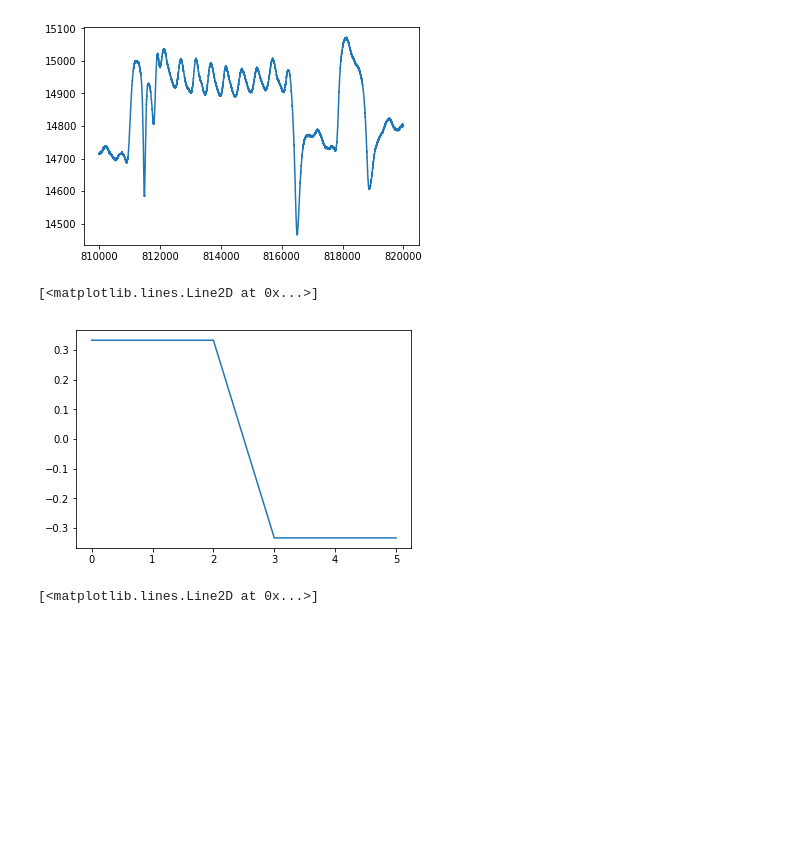
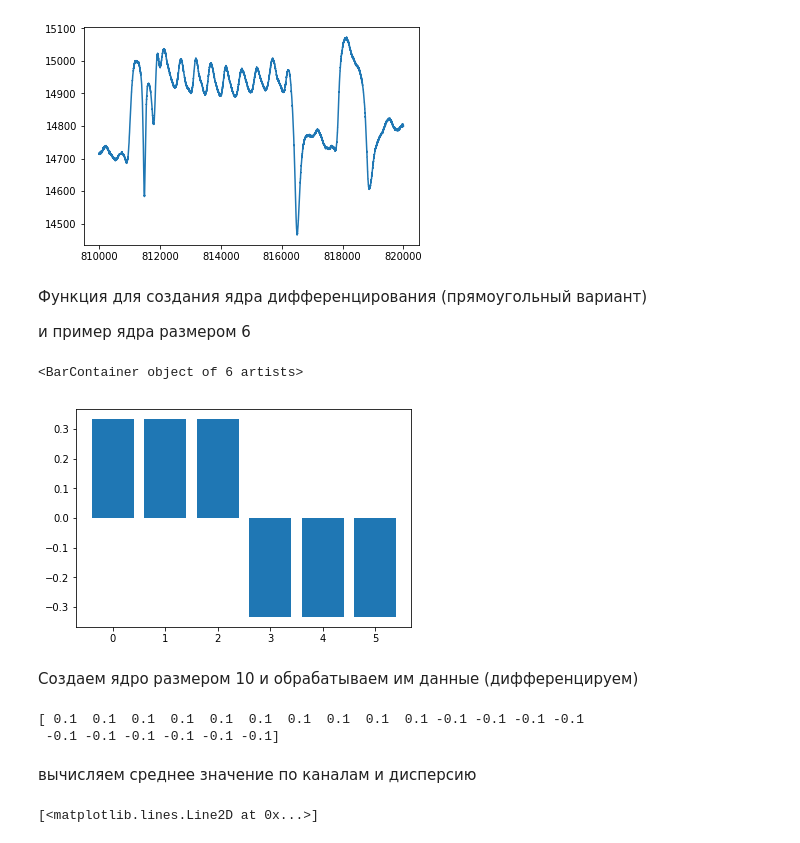
Before and after one commit to Bashakov/multimagentic_processing, a Jupyter notebook: multimagnetic_process.ipynb, the cells around one changed output. Cells and saved outputs as stored; diff of their text form; code cells hidden in the pictures; blank space fills up the shorter version.

```diff
--- a/multimagnetic_process.ipynb
+++ b/multimagnetic_process.ipynb
@@ -13,16 +22,35 @@ plt.plot(coords, raw_data[0])
 # %% [output]
 [<matplotlib.lines.Line2D at 0x...>]
 [figure]
+# %% [markdown]
+Функция для создания ядра дифференцирования (прямоугольный вариант)
+
+и пример ядра размером 6
 # %%
 def make_kernel(l):
     l = max(1, l)
     o = np.full((l,), 1.0/l, dtype='f8')
     res = np.concatenate([o, -o])
     assert(np.sum(res) < 1.0e-8)
     return res
 
-plt.plot(make_kernel(3))
+tmp_kernel = make_kernel(3)
+plt.bar(np.arange(len(tmp_kernel)), tmp_kernel)
 # %% [output]
-[<matplotlib.lines.Line2D at 0x...>]
+<BarContainer object of 6 artists>
-[figure, old version]
+[figure, new version]
+# %% [markdown]
+Создаем ядро размером 10 и обрабатываем им данные (дифференцируем)
+# %%
+kernel = make_kernel(10)
+processed_data = np.array([np.convolve(raw_ch, kernel, mode='valid') for raw_ch in raw_data])
+
+print(kernel)
+# print(processed_data)
+# print(processed_data.shape)
+# %% [output]
+[ 0.1  0.1  0.1  0.1  0.1  0.1  0.1  0.1  0.1  0.1 -0.1 -0.1 -0.1 -0.1
+ -0.1 -0.1 -0.1 -0.1 -0.1 -0.1]
+# %% [markdown]
+вычисляем среднее значение по каналам и дисперсию
 # %%
```
Also changed, not shown: parts of 13 cells of this notebook, 4 other files.
